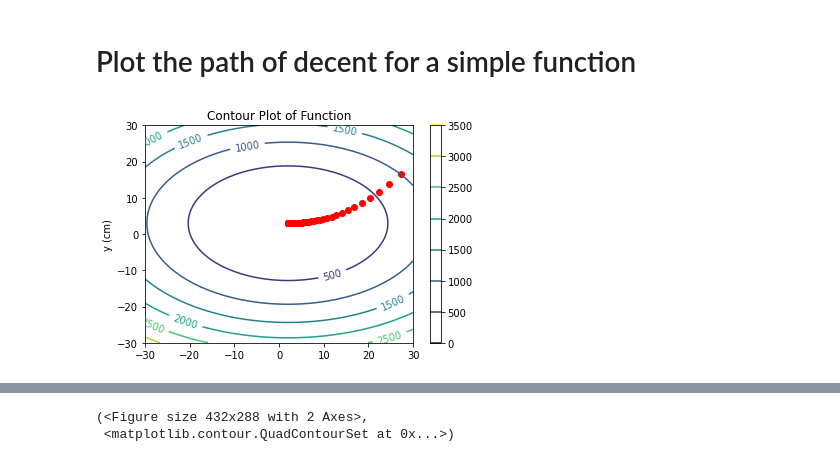
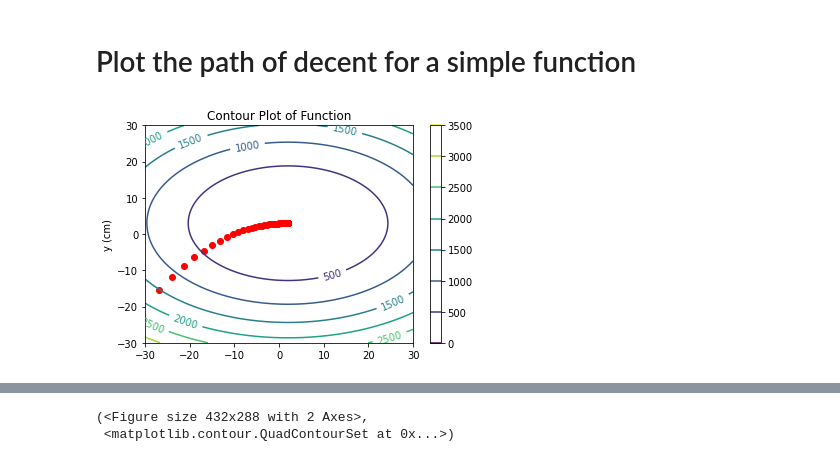
Before and after one commit to josephmckenna/2022_Janurary_IOP_Introduction_To_Machine_Learning, a Jupyter notebook: GradientDecentPlayground.ipynb, the cells around one changed output, grey strips where cells are left out. Cells and saved outputs as stored; diff of their text form; code cells hidden in the pictures.

Commit message:
Add 1D example and plot

```diff
--- a/GradientDecentPlayground.ipynb
+++ b/GradientDecentPlayground.ipynb
@@ -6,0 +54,9 @@
+# %%
+fig,ax=plt.subplots(1,1)
+xlist = np.arange(-30, 30, 0.1)
+ylist = function1D(xlist)
+# Plot the funtion
+ax.plot(xlist,function1D(xlist))
+# Plot the history of the minima search
+ax.scatter(XHistory,function1D(XHistory), color='r')
+plt.show()
@@ -7,6 +68,4 @@
 # %%
-
-import numpy as np
 
 # Function to minimize
 def function ( XY ):
@@ -28,7 +87,7 @@ def numerical_gradient (XY, fn, delta):
 
 
 # Starting point
-XY = np.array([30,20])
+XY = np.array([-30,-20])
 
 # Step size multiplier
 alpha=0.5
@@ -54,9 +113,9 @@ f= 3.9022927947211357e-16
 import numpy as np
 import matplotlib.pyplot as plt
 
-def DrawFunction( fn ):
-    xlist = np.linspace(-30., 30., 300)
-    ylist = np.linspace(-30., 30., 300)
+def DrawFunction( fn , range ):
+    xlist = np.linspace(-range, range, 300)
+    ylist = np.linspace(-range, range, 300)
     X, Y = np.meshgrid(xlist, ylist)
     Z = fn(np.array([X, Y]))
     fig,ax=plt.subplots(1,1)
@@ -68,34 +127,34 @@ def DrawFunction( fn ):
     ax.set_ylabel('y (cm)')
     return fig, cp
 
-myFig, ContourPlot = DrawFunction(function)
+myFig, ContourPlot = DrawFunction(function,30)
 myFig.show()
 # %% [output]
 [figure]
 # %% [markdown]
 # Plot the path of decent for a simple function
 # %%
-fig, cp = DrawFunction(function)
+fig, cp = DrawFunction(function,30)
 
 # Starting point
-XY = np.array([30,20])
+XY = np.array([-30,-20])
 
 # Step size multiplier
 alpha=0.5
 
 # Number of steps to take
 steps = 200
 
 # Gradient descent (200 steps)
 XYHistory = np.zeros( (steps,2 ))
 for x in range(0, 200):
     XY = XY - alpha*numerical_gradient(XY,function,0.05)
     XYHistory[x] = XY
     #print (XY)
 
 #print (XYHistory)
 
 plt.scatter(XYHistory[:,0], XYHistory[:,1], color='r')
 plt.show()
 # %% [output]
-[figure, old version]
+[figure, new version]
```
Also changed, not shown: parts of 15 cells of this notebook.
